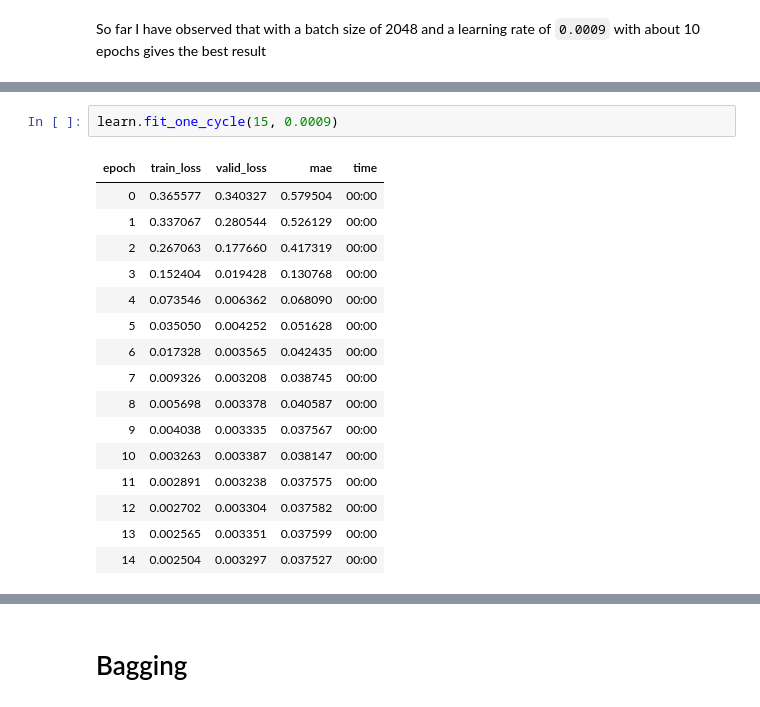
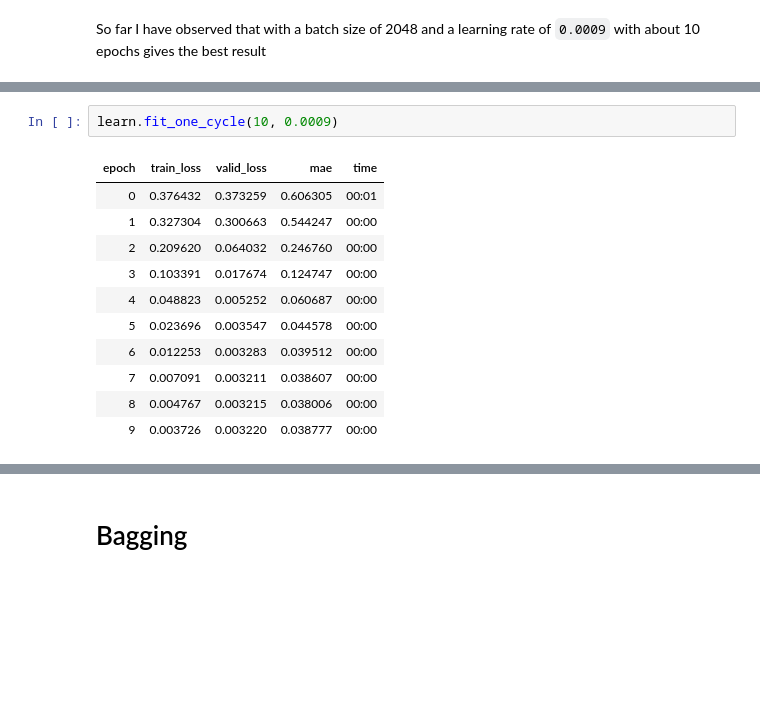
Before and after one commit to Magellol/montreal-aqi-predictions, a Jupyter notebook: index.ipynb, the cells around one changed output, grey strips where cells are left out. Cells and saved outputs as stored; diff of their text form; blank space fills up the shorter version.

```diff
--- a/index.ipynb
+++ b/index.ipynb
@@ -348,22 +352,17 @@ So far I have observed that with a batch size of 2048 and a learning rate of `0.
 # %%
-learn.fit_one_cycle(15, 0.0009)
+learn.fit_one_cycle(10, 0.0009)
 # %% [output]
 | epoch | train_loss | valid_loss | mae | time |
-| 0 | 0.365577 | 0.340327 | 0.579504 | 00:00 |
-| 1 | 0.337067 | 0.280544 | 0.526129 | 00:00 |
-| 2 | 0.267063 | 0.177660 | 0.417319 | 00:00 |
-| 3 | 0.152404 | 0.019428 | 0.130768 | 00:00 |
-| 4 | 0.073546 | 0.006362 | 0.068090 | 00:00 |
-| 5 | 0.035050 | 0.004252 | 0.051628 | 00:00 |
-| 6 | 0.017328 | 0.003565 | 0.042435 | 00:00 |
-| 7 | 0.009326 | 0.003208 | 0.038745 | 00:00 |
-| 8 | 0.005698 | 0.003378 | 0.040587 | 00:00 |
-| 9 | 0.004038 | 0.003335 | 0.037567 | 00:00 |
-| 10 | 0.003263 | 0.003387 | 0.038147 | 00:00 |
-| 11 | 0.002891 | 0.003238 | 0.037575 | 00:00 |
-| 12 | 0.002702 | 0.003304 | 0.037582 | 00:00 |
-| 13 | 0.002565 | 0.003351 | 0.037599 | 00:00 |
-| 14 | 0.002504 | 0.003297 | 0.037527 | 00:00 |
+| 0 | 0.376432 | 0.373259 | 0.606305 | 00:01 |
+| 1 | 0.327304 | 0.300663 | 0.544247 | 00:00 |
+| 2 | 0.209620 | 0.064032 | 0.246760 | 00:00 |
+| 3 | 0.103391 | 0.017674 | 0.124747 | 00:00 |
+| 4 | 0.048823 | 0.005252 | 0.060687 | 00:00 |
+| 5 | 0.023696 | 0.003547 | 0.044578 | 00:00 |
+| 6 | 0.012253 | 0.003283 | 0.039512 | 00:00 |
+| 7 | 0.007091 | 0.003211 | 0.038607 | 00:00 |
+| 8 | 0.004767 | 0.003215 | 0.038006 | 00:00 |
+| 9 | 0.003726 | 0.003220 | 0.038777 | 00:00 |
 # %%
 df_test = merged.loc[test_idxs]
 test_dl = dls.test_dl(df_test)
```
Also changed, not shown: parts of 6 cells of this notebook.
